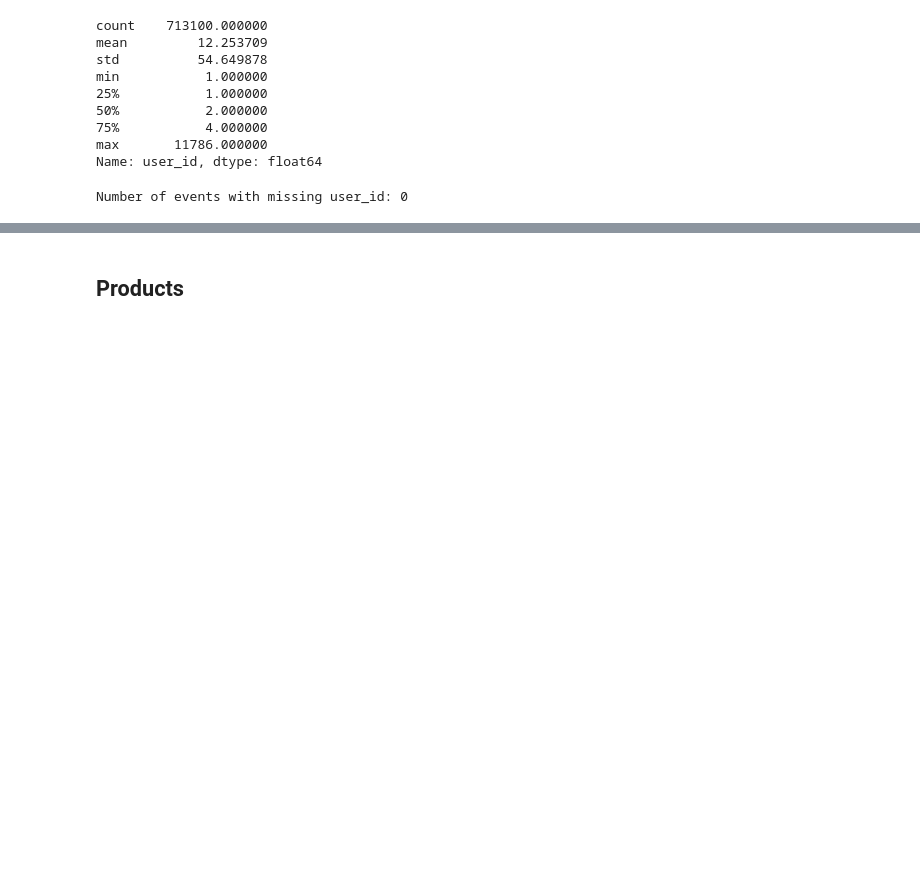
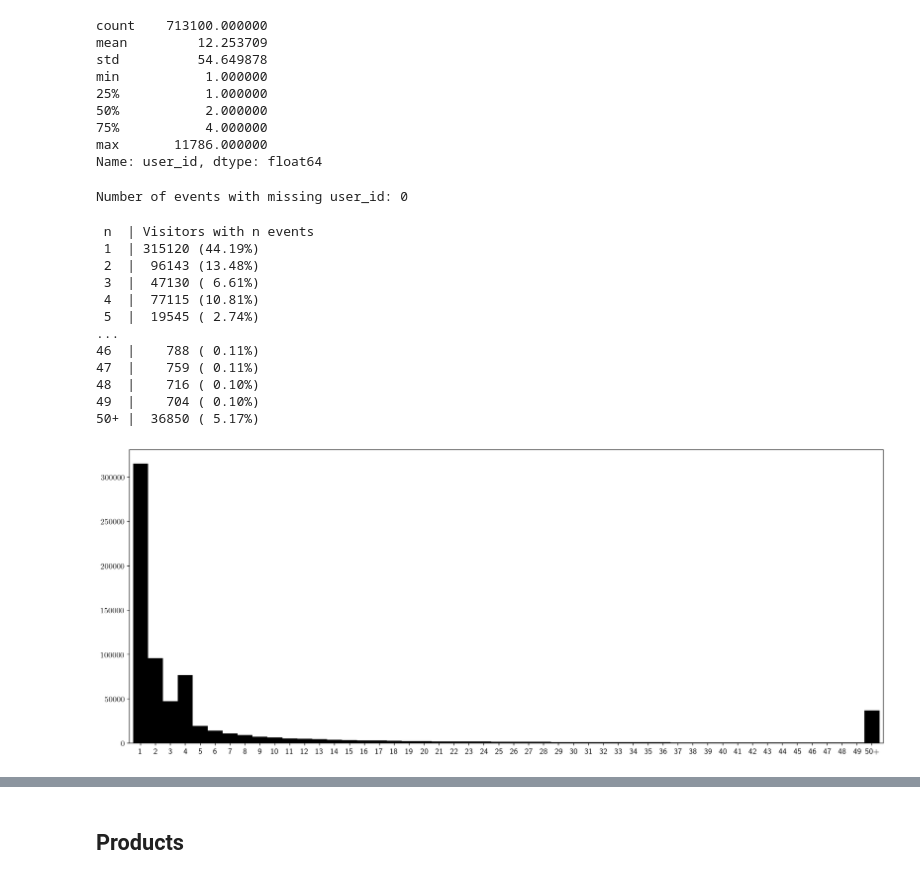
Before and after one commit to WSzP/uxml-ecommerce, a Jupyter notebook: eda-uxml.ipynb, the cells around one changed output, grey strips where cells are left out. Cells and saved outputs as stored; diff of their text form; code cells hidden in the pictures; blank space fills up the shorter version.

```diff
--- a/eda-uxml.ipynb
+++ b/eda-uxml.ipynb
@@ -414,3 +422,25 @@ def number_of_visitors_with_n_events(v, first_n = 50):
         elif (int(index) == 6):
             print('...')
     return visitors_event_number
+# %%
+ax = number_of_visitors_with_n_events(visitors.value_counts().sort_index()).plot.bar(rot=0,width=1,color='k')
+for label in (ax.get_xticklabels() + ax.get_yticklabels()):
+    label.set_fontsize(12)
+print('')
+plt.savefig(EXPORT_DIR+'visitors_with_50_events.png',dpi=300)
+plt.savefig(EXPORT_DIR+'visitors_with_50_events.pdf')
+plt.show()
+# %% [output]
+ n  | Visitors with n events
+ 1  | 315120 (44.19%)
+ 2  |  96143 (13.48%)
+ 3  |  47130 ( 6.61%)
+ 4  |  77115 (10.81%)
+ 5  |  19545 ( 2.74%)
+...
+46  |    788 ( 0.11%)
+47  |    759 ( 0.11%)
+48  |    716 ( 0.10%)
+49  |    704 ( 0.10%)
+50+ |  36850 ( 5.17%)
+[figure, added]
```
Also changed, not shown: parts of 11 cells of this notebook, 20 other files.
